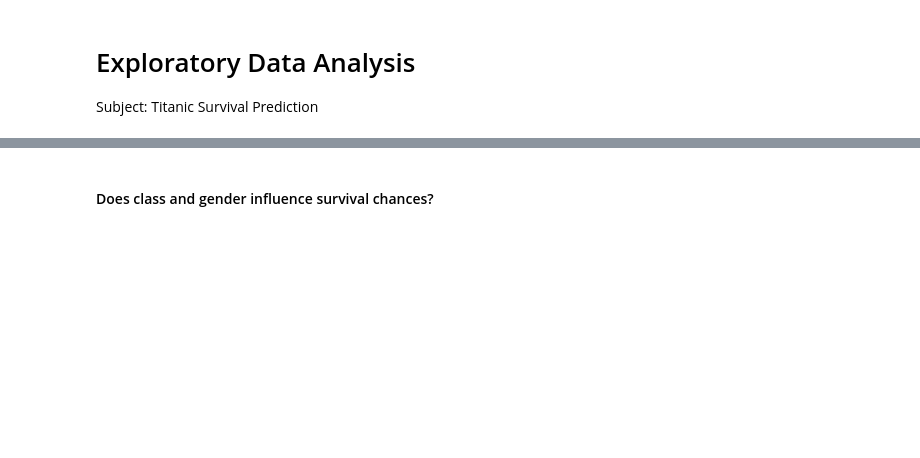
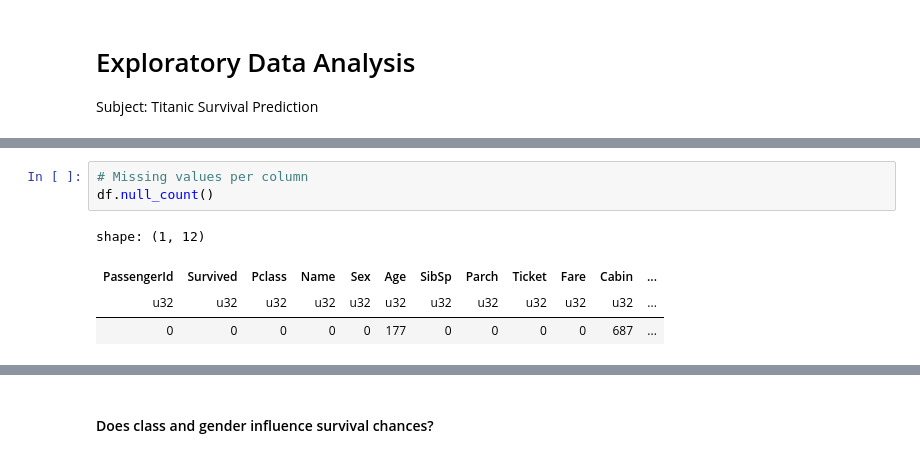
Before and after one commit to vin-br/labs, a Jupyter notebook: survival-prediction/eda.ipynb, the cells around one changed output, grey strips where cells are left out. Drawn from its saved outputs; the diff is of its cells as text; blank space fills up the shorter version.

```diff
--- a/survival-prediction/eda.ipynb
+++ b/survival-prediction/eda.ipynb
@@ -68,0 +48,8 @@ datanic_medium
+# %%
+# Missing values per column
+df.null_count()
+# %% [output]
+shape: (1, 12)
+| PassengerId | Survived | Pclass | Name | Sex | Age | SibSp | Parch | Ticket | Fare | Cabin | ... |
+| u32 | u32 | u32 | u32 | u32 | u32 | u32 | u32 | u32 | u32 | u32 | ... |
+| 0 | 0 | 0 | 0 | 0 | 177 | 0 | 0 | 0 | 0 | 687 | ... |
```
Also changed, not shown: parts of 82 cells of this notebook.
